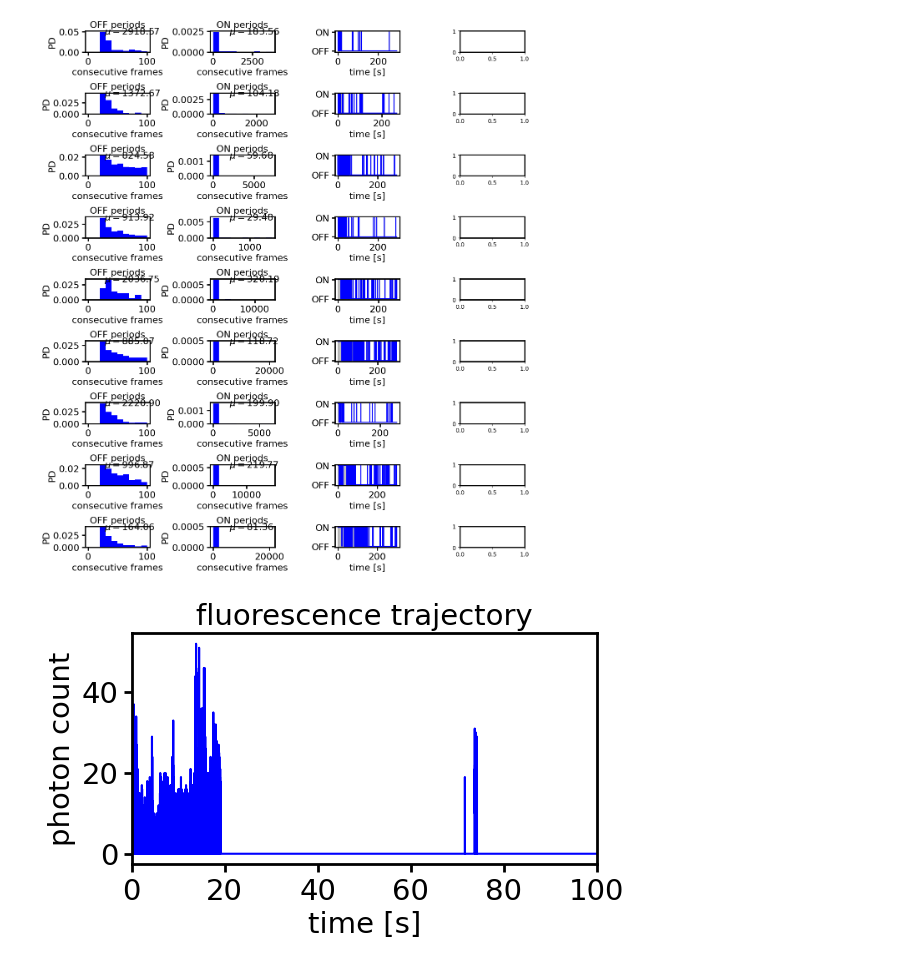
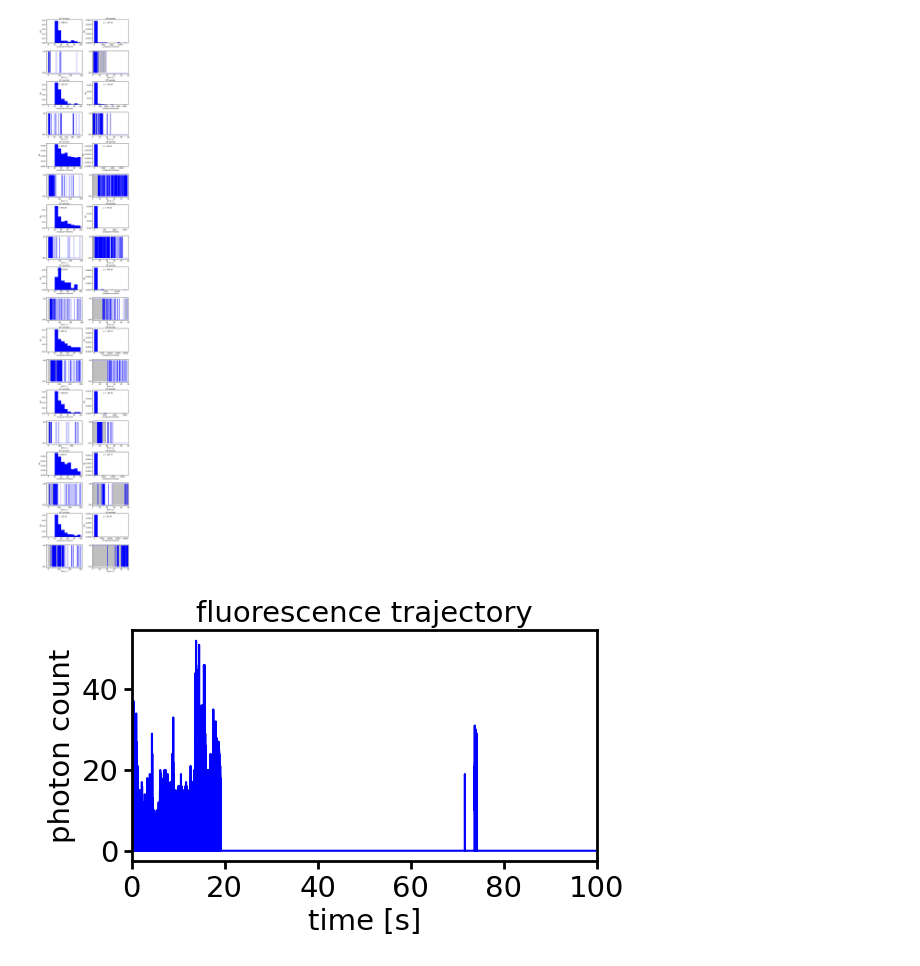
Before and after one commit to super-resolution/Fluopy, a Jupyter notebook: notebooks/cy5/experimental_data/DNA origami/3nm.ipynb, the cells around one changed output. Drawn from its saved outputs; the diff is of its cells as text; code cells hidden in the pictures.

```diff
--- a/notebooks/cy5/experimental_data/DNA origami/3nm.ipynb
+++ b/notebooks/cy5/experimental_data/DNA origami/3nm.ipynb
@@ -30,34 +30,37 @@ def get_files_in_path(directory):
             files.append(os.path.join(root, filename))
     return files
 # %%
+memory = 20
 path = r"C:\Users\ebert\OneDrive - Universität Würzburg\origami\3nm-Origami_TimeTrace"
 files = get_files_in_path(path)
-nrows = len(files)
-axes = fi.universal_figure(nrows=nrows, ncols=4, fig_height=nrows*1.5, fig_width=12)
+nrows = len(files)*2
+axes = fi.universal_figure(nrows=nrows, ncols=2, fig_height=nrows*4, fig_width=12)
 for i, filepath in enumerate(files):
     data = pd.read_csv(filepath, sep='\t', header=1)
     if 'Intens.[kCnts]' in data.columns:
         data.rename(columns={'Intens.[kCnts]': 'Intens.[Cnts]'}, inplace=True)
         data['Intens.[Cnts]'] = data['Intens.[Cnts]'] * 1000
     data['Intens.[Cnts]'] = data['Intens.[Cnts]'].apply(lambda x: 0 if x < 7 else x)
     emissions = em.Emissions()
     emissions.event_time_series = pd.Series(data['Intens.[Cnts]'].values, data['Time[s]'])
-    blinks = bl.Blinking(emissions, memory=20)
+    blinks = bl.Blinking(emissions, memory=memory)
     on_off_times_analytic, on_off_values_analytic = bl.get_analytical_off_statistics(
         off_frames=blinks.off_periods_frames,
         off_periods=blinks.off_periods,
         on_frames=blinks.on_periods_frames,
         frame_time='1ms',
     )
     emissions.plot_time_series(xlim=[0, 100])
-    blinks.plot(mode='off_histogram', range=[0, 100], axes=axes[i, 0])
-    blinks.plot(mode='on_histogram', axes=axes[i, 1])
-    bl.plot_off_statistics(on_off_times_analytic, on_off_values_analytic, axes=axes[i, 2])
-    axes[i, 2].fill_between(on_off_times_analytic, on_off_values_analytic, color='gray', alpha=0.5)
+    blinks.plot(mode='off_histogram', range=[0, 100], axes=axes[i*2, 0])
+    blinks.plot(mode='on_histogram', axes=axes[i*2, 1])
+    bl.plot_off_statistics(on_off_times_analytic, on_off_values_analytic, axes=axes[i*2+1, 0])
+    axes[i*2+1, 0].fill_between(on_off_times_analytic, on_off_values_analytic, color='gray', alpha=0.5)
+    bl.plot_off_statistics(on_off_times_analytic, on_off_values_analytic, axes=axes[i*2+1, 1], xlim=[0, 50])
+    axes[i*2+1, 1].fill_between(on_off_times_analytic, on_off_values_analytic, color='gray', alpha=0.5)
 figure = mi.get_figure(axes)
 figure.tight_layout()
 # %% [output]
-[figure, old version]
+[figure, new version]
 [figure]
 [figure]
 [figure]
```
Also changed, not shown: 15 other files.
